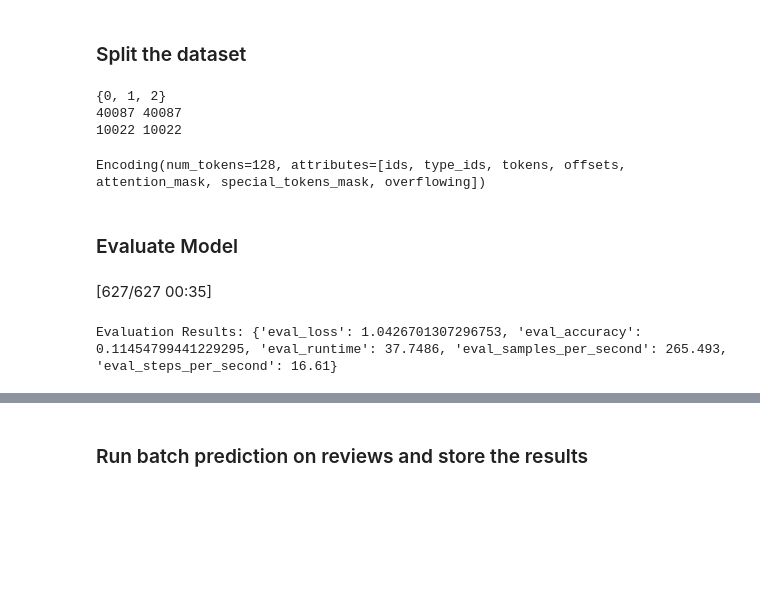
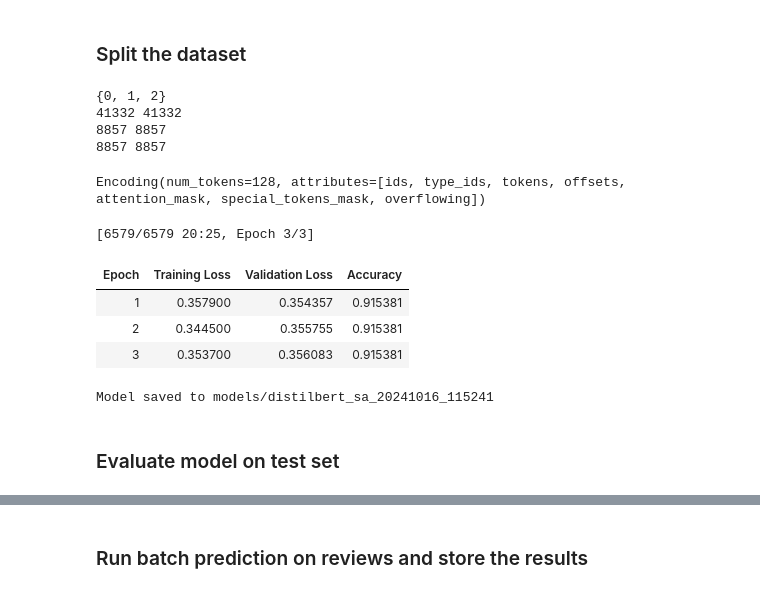
Before and after one commit to alexdjulin/ik_robo_reviews, a Jupyter notebook: 3_sentiment_analysis_model.ipynb, the cells around one changed output, grey strips where cells are left out. Drawn from its saved outputs; the diff is of its cells as text; code cells hidden in the pictures; blank space fills up the shorter version.

```diff
--- a/3_sentiment_analysis_model.ipynb
+++ b/3_sentiment_analysis_model.ipynb
@@ -188,15 +203,21 @@ y = data['reviews.sentiment'].to_list()
 y = [0 if sentiment == 'negative' else 1 if sentiment == 'neutral' else 2 for sentiment in y]
 print(set(y))  # check result
 
-# Split data into train and test sets (80-20 split)
-X_train, X_val, y_train, y_val = train_test_split(X, y, test_size=0.2, stratify=y, random_state=42)
+# Split data into train and validation sets (60-40 split)
+X_train, X_val, y_train, y_val = train_test_split(X, y, test_size=0.3, stratify=y, random_state=42)
+
+# Split validation set into validation and test sets (50-50 split)
+X_val, X_test, y_val, y_test = train_test_split(X_val, y_val, test_size=0.5, stratify=y_val, random_state=42)
+
 # print the number of samples in each set
 print(len(X_train), len(y_train))
 print(len(X_val), len(y_val))
+print(len(X_test), len(y_test))
 # %% [output]
 {0, 1, 2}
-40087 40087
-10022 10022
+41332 41332
+8857 8857
+8857 8857
 # %%
 # Tokenize the data
 train_encodings = tokenizer(X_train, truncation=True, padding="max_length", max_length=128)
@@ -243,29 +264,36 @@ training_args = TrainingArguments(
 # %%
 # Define metrics to track
 def compute_metrics(pred):
     logits, labels = pred
     predictions = np.argmax(logits, axis=-1)
     accuracy = accuracy_score(labels, predictions)
     return {"accuracy": accuracy}
 
 # Define Trainer
 trainer = Trainer(
     model=model,
     args=training_args,
     train_dataset=train_dataset,
     eval_dataset=val_dataset,
     compute_metrics=compute_metrics
 )
 
 # Fine-Tune the Model
-# trainer.train()
+trainer.train()
 
 # Save model
-# timestamp = datetime.now().strftime("%Y%m%d_%H%M%S")
-# model_path = f"models/distilbert_sa_{timestamp}"
-# model.save_pretrained(model_path)
-# print(f"Model saved to {model_path}")
+timestamp = datetime.now().strftime("%Y%m%d_%H%M%S")
+model_path = f"models/distilbert_sa_{timestamp}"
+model.save_pretrained(model_path)
+print(f"Model saved to {model_path}")
+# %% [output]
+[6579/6579 20:25, Epoch 3/3]
+| Epoch | Training Loss | Validation Loss | Accuracy |
+| 1 | 0.357900 | 0.354357 | 0.915381 |
+| 2 | 0.344500 | 0.355755 | 0.915381 |
+| 3 | 0.353700 | 0.356083 | 0.915381 |
+Model saved to models/distilbert_sa_20241016_115241
-# %% [markdown]
-### Evaluate Model
+# %% [markdown]
+### Evaluate model on test set
 # %%
 # load model
@@ -273,7 +301 @@ model_path = "models/distilbert_sa_20241015_143753"
 model = AutoModelForSequenceClassification.from_pretrained(model_path).to(device)
-# %%
-eval_results = trainer.evaluate()
-print("Evaluation Results:", eval_results)
-# %% [output]
-[627/627 00:35]
-Evaluation Results: {'eval_loss': 1.0426701307296753, 'eval_accuracy': 0.11454799441229295, 'eval_runtime': 37.7486, 'eval_samples_per_second': 265.493, 'eval_steps_per_second': 16.61}
```
Also changed, not shown: parts of 13 cells of this notebook, 5 other files.
